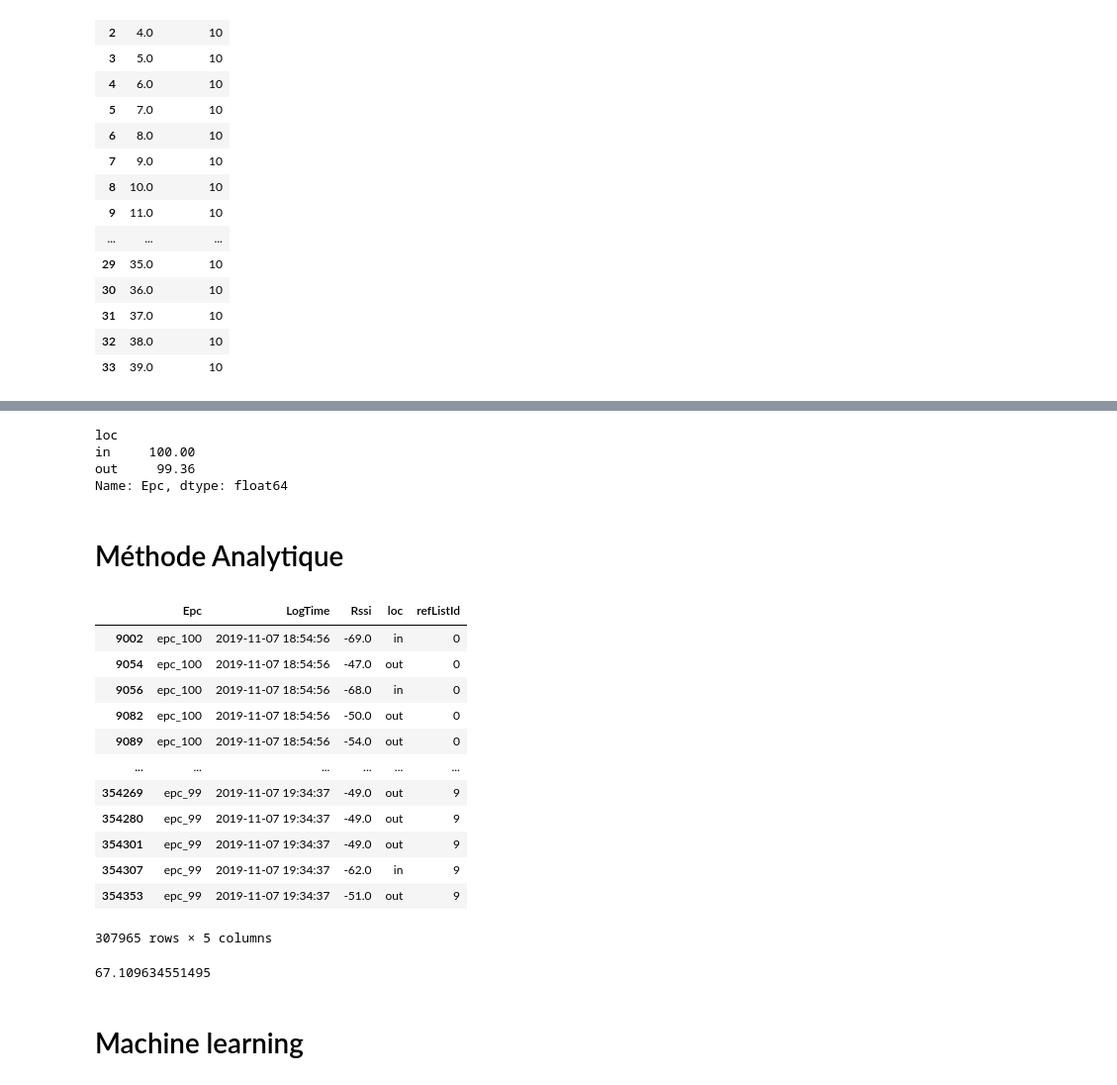
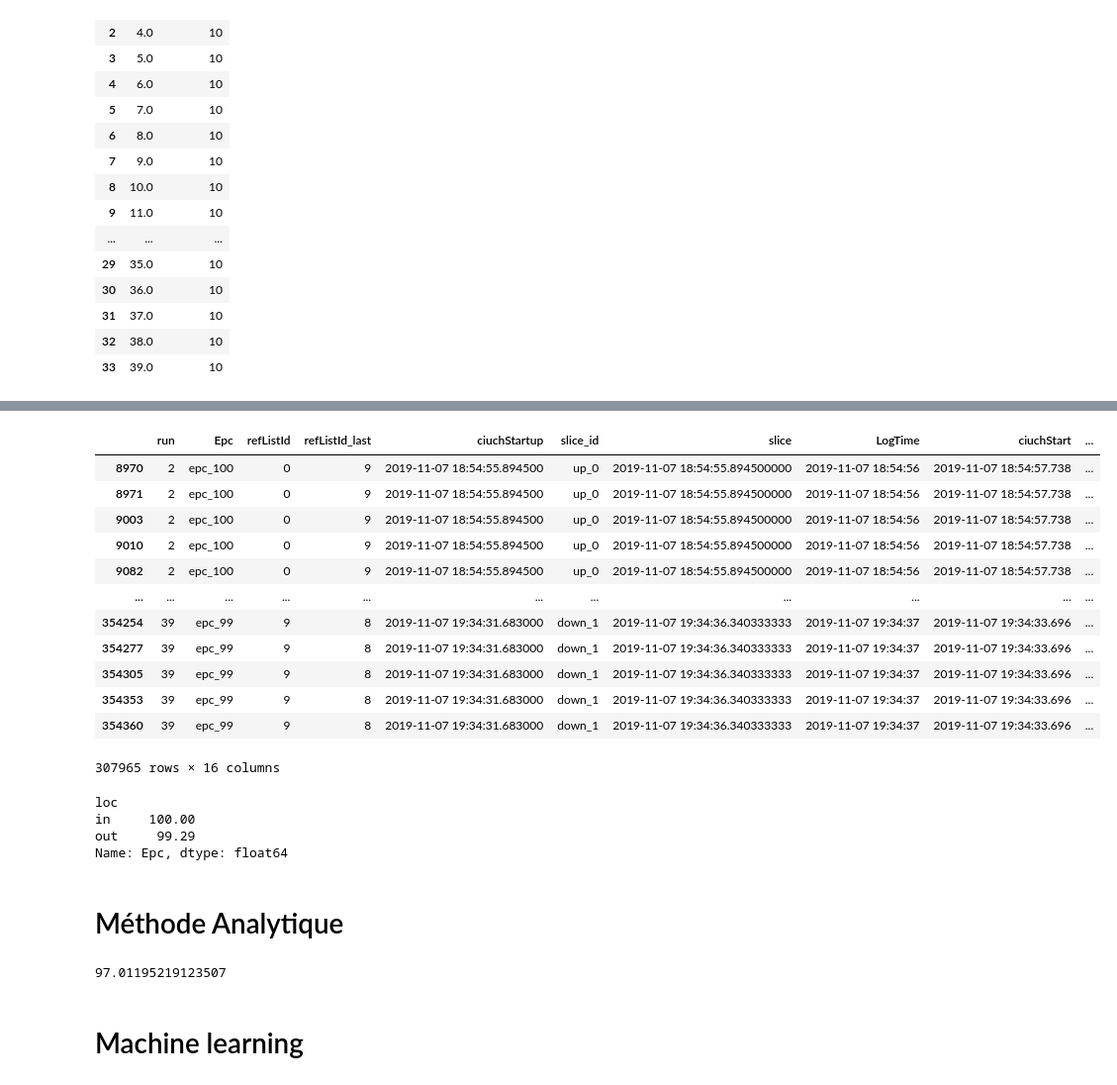
Before and after one commit to vincel57/Equipe4_ProjetRFID, a Jupyter notebook: projet_s8_partie_analytique.ipynb, the cells around one changed output, grey strips where cells are left out. Shown: that part at 99% size. Drawn from its saved outputs; the diff is of its cells as text; code cells hidden in the pictures.

```diff
--- a/projet_s8_partie_analytique.ipynb
+++ b/projet_s8_partie_analytique.ipynb
@@ -495,11 +467,32 @@ tags_timing_slices
+# %%
+rssi_threshold=-110
+df_timing_slices_threshold=df_timing_slices[df_timing_slices['Rssi']>rssi_threshold]# df_timing_slices_threshold est un dataframe
+#contenant toutes les données ayant une puissance de signal supérieure à -110
+
+df_timing_slices_threshold
+# %% [output]
+|  | run | Epc | refListId | refListId_last | ciuchStartup | slice_id | slice | LogTime | ciuchStart | ... |
+| 8970 | 2 | epc_100 | 0 | 9 | 2019-11-07 18:54:55.894500 | up_0 | 2019-11-07 18:54:55.894500000 | 2019-11-07 18:54:56 | 2019-11-07 18:54:57.738 | ... |
+| 8971 | 2 | epc_100 | 0 | 9 | 2019-11-07 18:54:55.894500 | up_0 | 2019-11-07 18:54:55.894500000 | 2019-11-07 18:54:56 | 2019-11-07 18:54:57.738 | ... |
+| 9003 | 2 | epc_100 | 0 | 9 | 2019-11-07 18:54:55.894500 | up_0 | 2019-11-07 18:54:55.894500000 | 2019-11-07 18:54:56 | 2019-11-07 18:54:57.738 | ... |
+| 9010 | 2 | epc_100 | 0 | 9 | 2019-11-07 18:54:55.894500 | up_0 | 2019-11-07 18:54:55.894500000 | 2019-11-07 18:54:56 | 2019-11-07 18:54:57.738 | ... |
+| 9082 | 2 | epc_100 | 0 | 9 | 2019-11-07 18:54:55.894500 | up_0 | 2019-11-07 18:54:55.894500000 | 2019-11-07 18:54:56 | 2019-11-07 18:54:57.738 | ... |
+| ... | ... | ... | ... | ... | ... | ... | ... | ... | ... | ... |
+| 354254 | 39 | epc_99 | 9 | 8 | 2019-11-07 19:34:31.683000 | down_1 | 2019-11-07 19:34:36.340333333 | 2019-11-07 19:34:37 | 2019-11-07 19:34:33.696 | ... |
+| 354277 | 39 | epc_99 | 9 | 8 | 2019-11-07 19:34:31.683000 | down_1 | 2019-11-07 19:34:36.340333333 | 2019-11-07 19:34:37 | 2019-11-07 19:34:33.696 | ... |
+| 354305 | 39 | epc_99 | 9 | 8 | 2019-11-07 19:34:31.683000 | down_1 | 2019-11-07 19:34:36.340333333 | 2019-11-07 19:34:37 | 2019-11-07 19:34:33.696 | ... |
+| 354353 | 39 | epc_99 | 9 | 8 | 2019-11-07 19:34:31.683000 | down_1 | 2019-11-07 19:34:36.340333333 | 2019-11-07 19:34:37 | 2019-11-07 19:34:33.696 | ... |
+| 354360 | 39 | epc_99 | 9 | 8 | 2019-11-07 19:34:31.683000 | down_1 | 2019-11-07 19:34:36.340333333 | 2019-11-07 19:34:37 | 2019-11-07 19:34:33.696 | ... |
+307965 rows × 16 columns
 # %%
 # readrate
 # readrate
-round(100*tags_timing_slices_threshold.reset_index(drop=False).groupby(['run','loc'])['Epc'].nunique().groupby('loc').mean()/reflist['Epc'].nunique(),2)
+round(100*df_timing_slices_threshold.reset_index(drop=False).groupby(['run','loc'])
+      ['Epc'].nunique().groupby('loc').mean()/reflist['Epc'].nunique(),2)
 # %% [output]
 loc
 in     100.00
-out     99.36
+out     99.29
 Name: Epc, dtype: float64
 # %% [markdown]
 # Méthode Analytique
@@ -548,24 +544,6 @@ def analytical(tags, subslices):
-# %%
-tags_test = df_timing_slices.loc[:,['Epc', 'LogTime','Rssi','loc','refListId']]
-
-tags_test
-# %% [output]
-|  | Epc | LogTime | Rssi | loc | refListId |
-| 9002 | epc_100 | 2019-11-07 18:54:56 | -69.0 | in | 0 |
-| 9054 | epc_100 | 2019-11-07 18:54:56 | -47.0 | out | 0 |
-| 9056 | epc_100 | 2019-11-07 18:54:56 | -68.0 | in | 0 |
-| 9082 | epc_100 | 2019-11-07 18:54:56 | -50.0 | out | 0 |
-| 9089 | epc_100 | 2019-11-07 18:54:56 | -54.0 | out | 0 |
-| ... | ... | ... | ... | ... | ... |
-| 354269 | epc_99 | 2019-11-07 19:34:37 | -49.0 | out | 9 |
-| 354280 | epc_99 | 2019-11-07 19:34:37 | -49.0 | out | 9 |
-| 354301 | epc_99 | 2019-11-07 19:34:37 | -49.0 | out | 9 |
-| 354307 | epc_99 | 2019-11-07 19:34:37 | -62.0 | in | 9 |
-| 354353 | epc_99 | 2019-11-07 19:34:37 | -51.0 | out | 9 |
-307965 rows × 5 columns
 # %%
-analytical(tags_timing_slices, timing_slices)
+analytical(df_timing_slices, timing_slices)
 # %% [output]
-67.109634551495
+97.01195219123507
 # %% [markdown]
 # Machine learning
```
Also changed, not shown: parts of 15 cells of this notebook, 32 other files.
